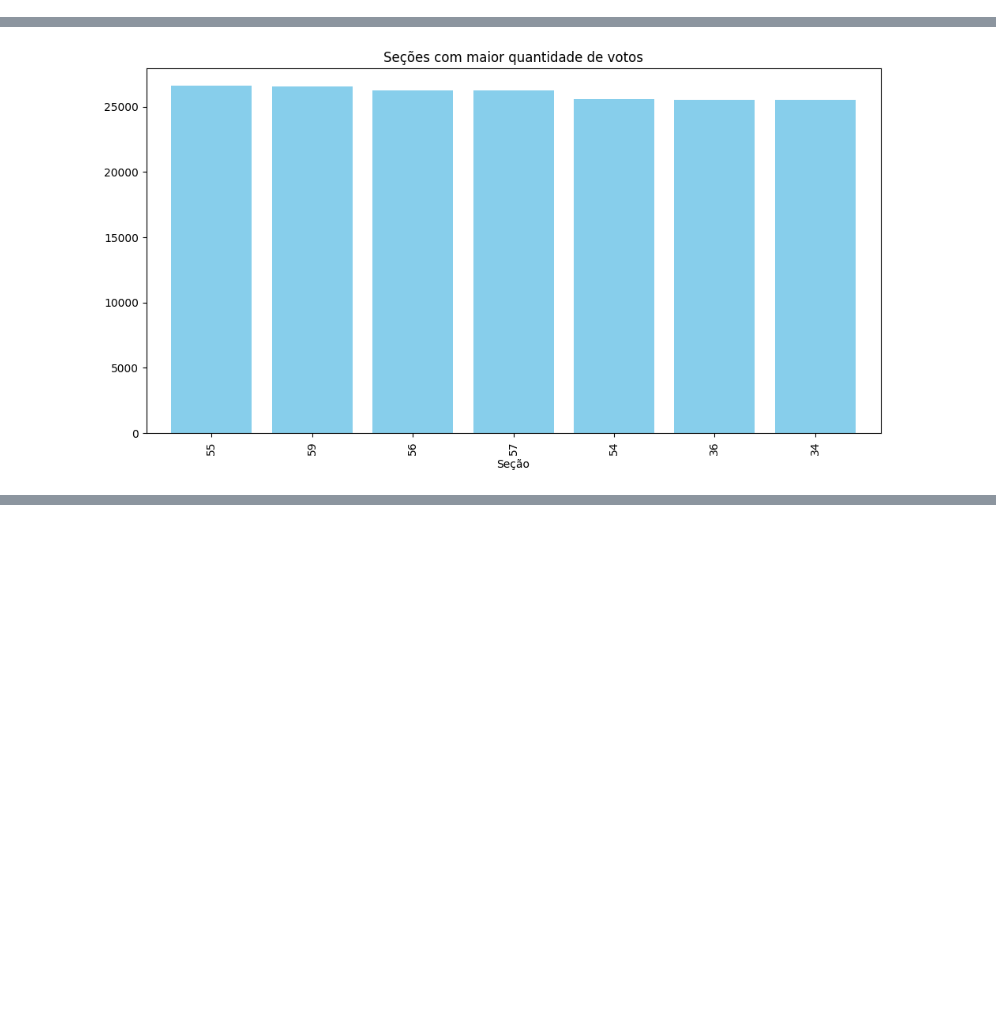
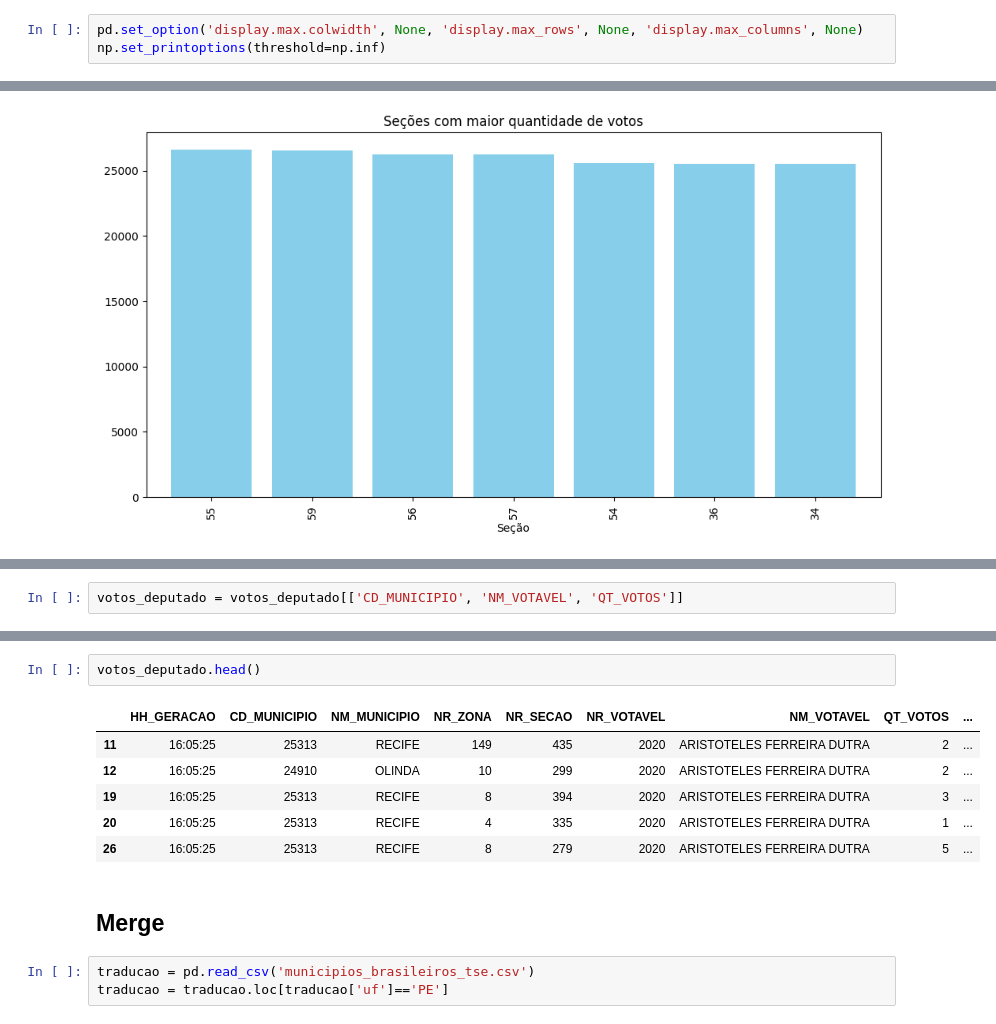
Before and after one commit to aliciamarzola/tp_bdg, a Jupyter notebook: exploring.ipynb, the cells around one changed output, grey strips where cells are left out. Drawn from its saved outputs; the diff is of its cells as text; blank space fills up the shorter version.

```diff
--- a/exploring.ipynb
+++ b/exploring.ipynb
@@ -6,6 +6,9 @@ import numpy as np
 import seaborn as sns
 import matplotlib.pyplot as plt
 import geopandas as gpd
+# %%
+pd.set_option('display.max.colwidth', None, 'display.max_rows', None, 'display.max_columns', None)
+np.set_printoptions(threshold=np.inf)
 # %% [markdown]
 ## Entendimento das Bases
 # %% [markdown]
@@ -151,0 +196,2 @@ plt.show()
+# %%
+votos_deputado = votos_deputado[['CD_MUNICIPIO', 'NM_VOTAVEL', 'QT_VOTOS']]
@@ -151,0 +229,14 @@ plt.show()
+# %%
+votos_deputado.head()
+# %% [output]
+|  | HH_GERACAO | CD_MUNICIPIO | NM_MUNICIPIO | NR_ZONA | NR_SECAO | NR_VOTAVEL | NM_VOTAVEL | QT_VOTOS | ... |
+| 11 | 16:05:25 | 25313 | RECIFE | 149 | 435 | 2020 | ARISTOTELES FERREIRA DUTRA | 2 | ... |
+| 12 | 16:05:25 | 24910 | OLINDA | 10 | 299 | 2020 | ARISTOTELES FERREIRA DUTRA | 2 | ... |
+| 19 | 16:05:25 | 25313 | RECIFE | 8 | 394 | 2020 | ARISTOTELES FERREIRA DUTRA | 3 | ... |
+| 20 | 16:05:25 | 25313 | RECIFE | 4 | 335 | 2020 | ARISTOTELES FERREIRA DUTRA | 1 | ... |
+| 26 | 16:05:25 | 25313 | RECIFE | 8 | 279 | 2020 | ARISTOTELES FERREIRA DUTRA | 5 | ... |
+# %% [markdown]
+## Merge
+# %%
+traducao = pd.read_csv('municipios_brasileiros_tse.csv')
+traducao = traducao.loc[traducao['uf']=='PE']
```
Also changed, not shown: parts of 19 cells of this notebook, 1 other file.
